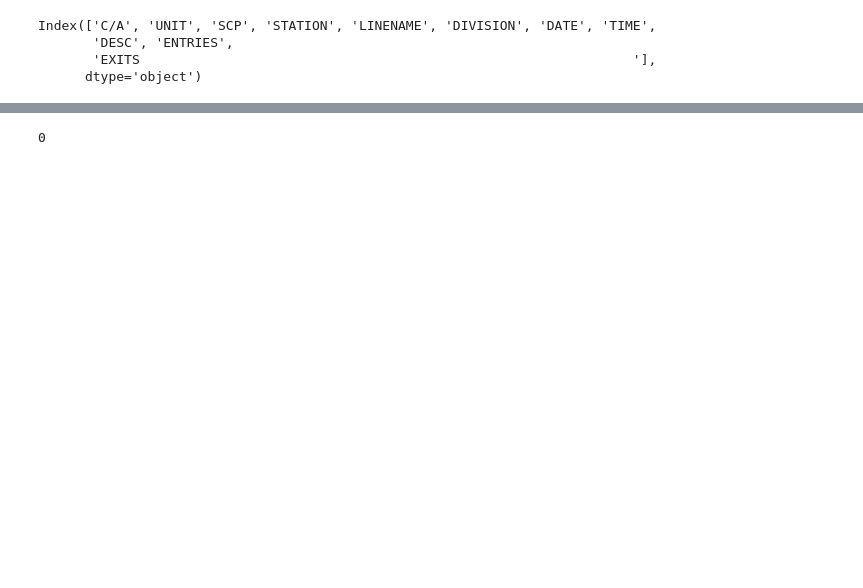
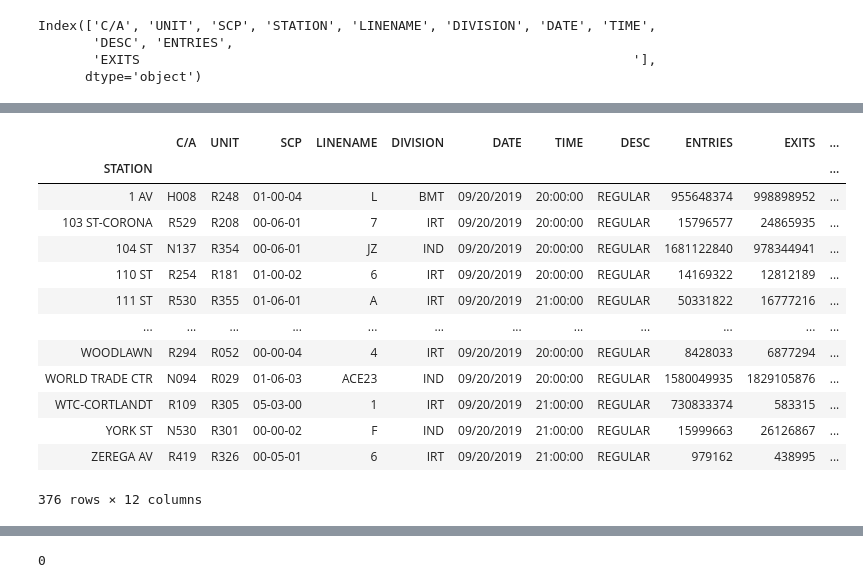
Before and after one commit to djsegal/metis_mta, a Jupyter notebook: Project_Benson.ipynb, the cells around one changed output, grey strips where cells are left out. Saved outputs shown, nothing was run; the diff lists cells and outputs as text; code cells hidden in the pictures; blank space fills up the shorter version.

```diff
--- a/Project_Benson.ipynb
+++ b/Project_Benson.ipynb
@@ -54,0 +116,17 @@ Index(['C/A', 'UNIT', 'SCP', 'STATION', 'LINENAME', 'DIVISION', 'DATE', 'TIME',
+# %%
+DF_cleaned.groupby('STATION').max()
+# %% [output]
+|  | C/A | UNIT | SCP | LINENAME | DIVISION | DATE | TIME | DESC | ENTRIES | EXITS | ... |
+| STATION |  |  |  |  |  |  |  |  |  |  | ... |
+| 1 AV | H008 | R248 | 01-00-04 | L | BMT | 09/20/2019 | 20:00:00 | REGULAR | 955648374 | 998898952 | ... |
+| 103 ST-CORONA | R529 | R208 | 00-06-01 | 7 | IRT | 09/20/2019 | 20:00:00 | REGULAR | 15796577 | 24865935 | ... |
+| 104 ST | N137 | R354 | 00-06-01 | JZ | IND | 09/20/2019 | 20:00:00 | REGULAR | 1681122840 | 978344941 | ... |
+| 110 ST | R254 | R181 | 01-00-02 | 6 | IRT | 09/20/2019 | 20:00:00 | REGULAR | 14169322 | 12812189 | ... |
+| 111 ST | R530 | R355 | 01-06-01 | A | IRT | 09/20/2019 | 21:00:00 | REGULAR | 50331822 | 16777216 | ... |
+| ... | ... | ... | ... | ... | ... | ... | ... | ... | ... | ... | ... |
+| WOODLAWN | R294 | R052 | 00-00-04 | 4 | IRT | 09/20/2019 | 20:00:00 | REGULAR | 8428033 | 6877294 | ... |
+| WORLD TRADE CTR | N094 | R029 | 01-06-03 | ACE23 | IND | 09/20/2019 | 20:00:00 | REGULAR | 1580049935 | 1829105876 | ... |
+| WTC-CORTLANDT | R109 | R305 | 05-03-00 | 1 | IRT | 09/20/2019 | 21:00:00 | REGULAR | 730833374 | 583315 | ... |
+| YORK ST | N530 | R301 | 00-00-02 | F | IND | 09/20/2019 | 21:00:00 | REGULAR | 15999663 | 26126867 | ... |
+| ZEREGA AV | R419 | R326 | 00-05-01 | 6 | IRT | 09/20/2019 | 21:00:00 | REGULAR | 979162 | 438995 | ... |
+376 rows × 12 columns
```
Also changed, not shown: parts of 16 cells of this notebook.
